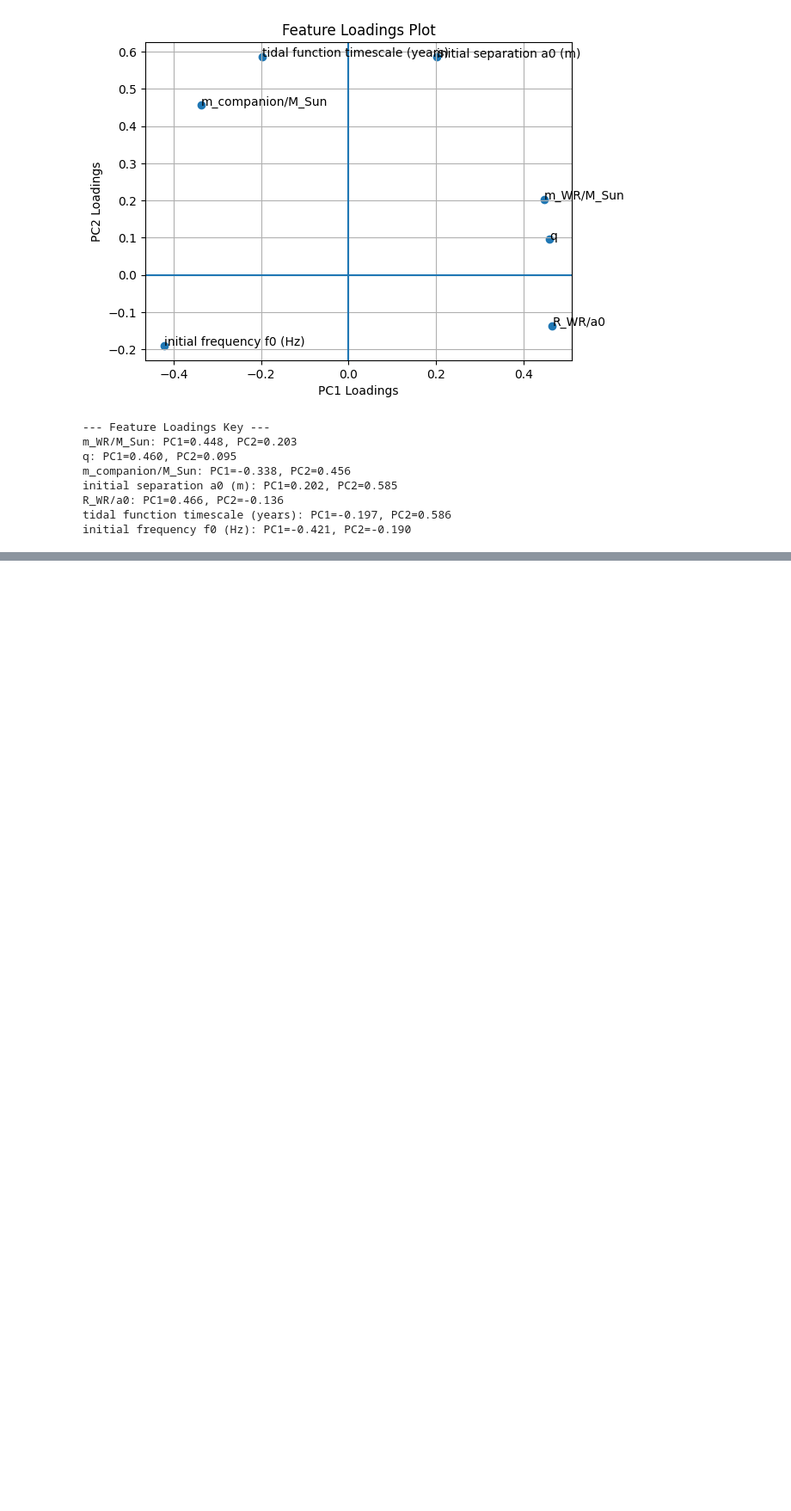
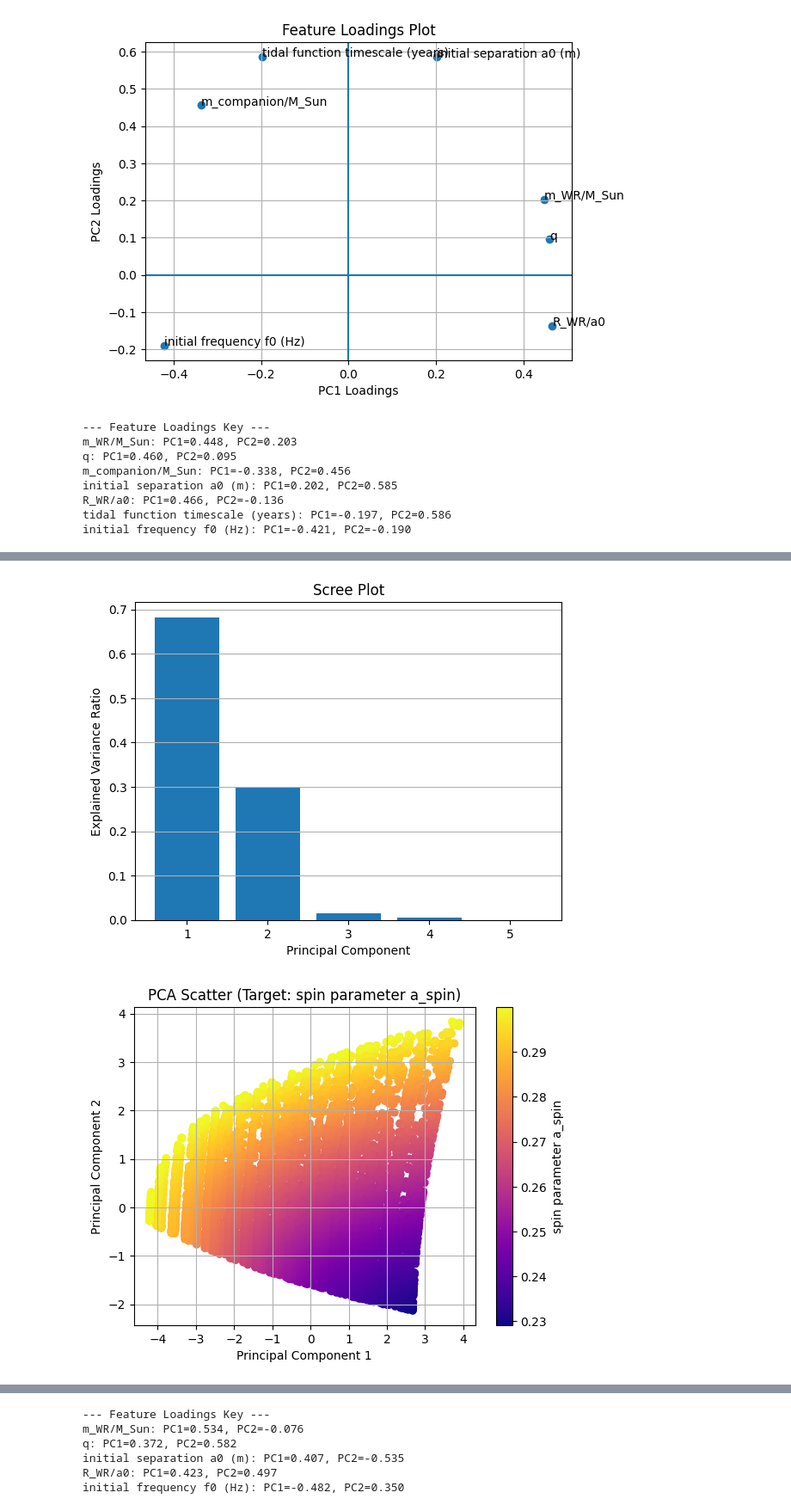
Before and after one commit to Nyaa394/Tidal-Spin-Up-in-Wolf-Rayet-Stars, a Jupyter notebook: PCA.ipynb, the cells around one changed output, grey strips where cells are left out. Shown at 86% size. Saved outputs shown, nothing was run; the diff lists cells and outputs as text; code cells hidden in the pictures; blank space fills up the shorter version.

```diff
--- a/PCA.ipynb
+++ b/PCA.ipynb
@@ -55,3 +54,9 @@ initial frequency f0 (Hz): PC1=-0.441, PC2=-0.160
 #mid
 import functions as f
 f.pca(file_paths="Data_mid.csv", target_col='spin parameter a_spin', feature_cols=['m_WR/M_Sun', 'q', 'm_companion/M_Sun', 'initial separation a0 (m)', 'R_WR/a0','tidal function timescale (years)','initial frequency f0 (Hz)'], n_components=5)
+# %%
+import functions as f
+f.pca(file_paths="Data_mid.csv", target_col='spin parameter a_spin', feature_cols=['m_WR/M_Sun', 'q', 'initial separation a0 (m)', 'R_WR/a0','initial frequency f0 (Hz)'], n_components=5)
+# %% [output]
+[figure, added]
+[figure, added]
@@ -57,0 +64,6 @@ f.pca(file_paths="Data_mid.csv", target_col='spin parameter a_spin', feature_col
+--- Feature Loadings Key ---
+m_WR/M_Sun: PC1=0.534, PC2=-0.076
+q: PC1=0.372, PC2=0.582
+initial separation a0 (m): PC1=0.407, PC2=-0.535
+R_WR/a0: PC1=0.423, PC2=0.497
+initial frequency f0 (Hz): PC1=-0.482, PC2=0.350
```
Also changed, not shown: parts of 2 cells of this notebook, 2 other files.
